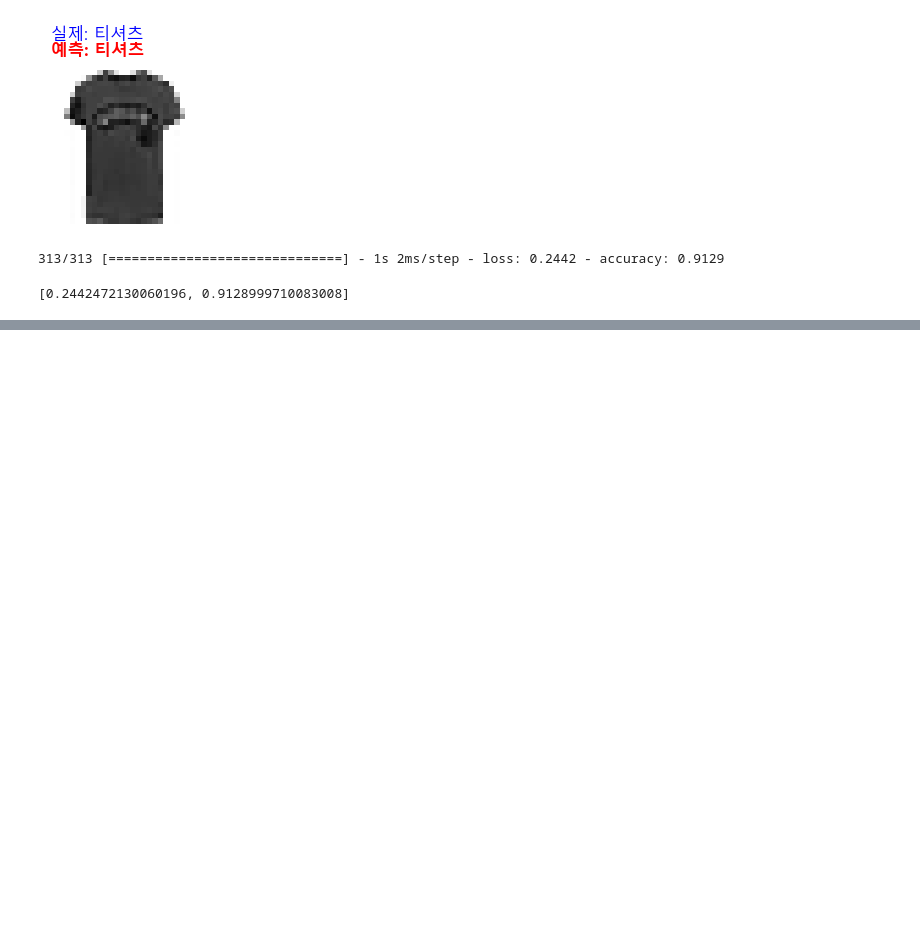
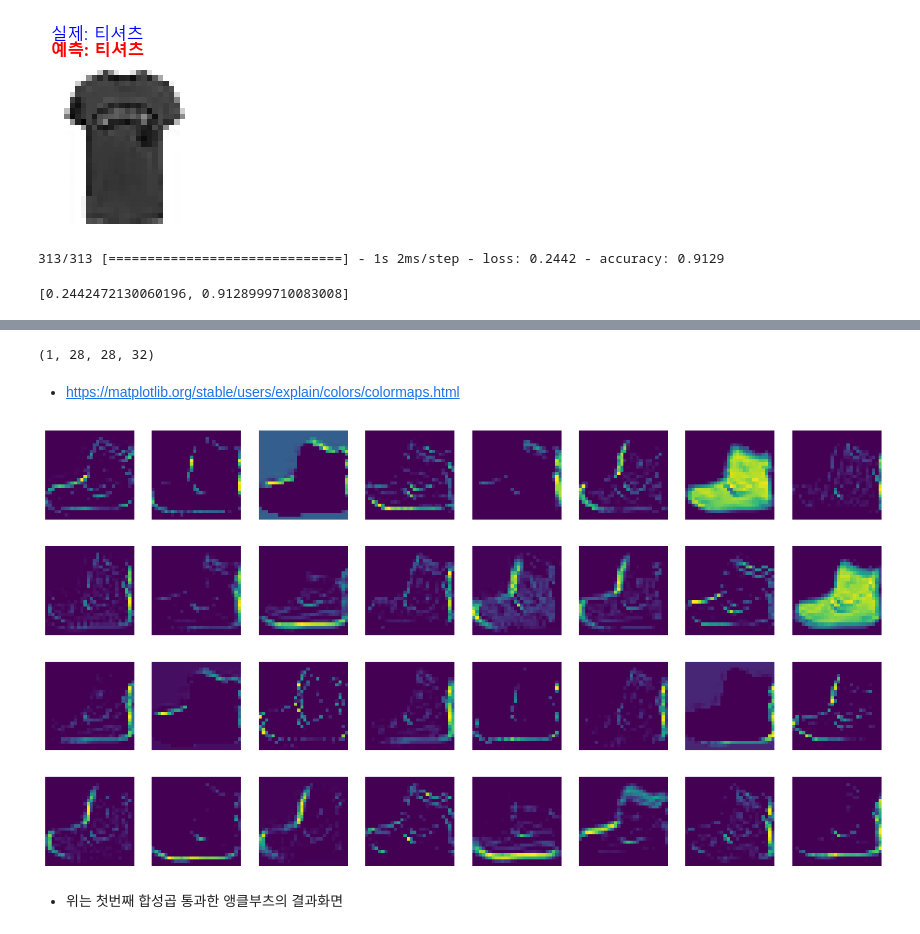
Before and after one commit to chs491/iot-dataanalysis-2025, a Jupyter notebook: day05/mldl01_케라스_합성곱신경망.ipynb, the cells around one changed output, grey strips where cells are left out. Saved outputs shown, nothing was run; the diff lists cells and outputs as text; code cells hidden in the pictures; blank space fills up the shorter version.

```diff
--- a/day05/mldl01_케라스_합성곱신경망.ipynb
+++ b/day05/mldl01_케라스_합성곱신경망.ipynb
@@ -289,0 +292,2 @@ model.evaluate(test_scaled, test_target)
+# %%
+model2 = keras.models.load_model('./best-cnn.models.h5')
@@ -289,0 +331,3 @@ model.evaluate(test_scaled, test_target)
+# %%
+# 전체 모델에서 첫번째 합성곱레이어만 떼서 모델로 생성
+model2_first_layer = keras.Model(model2.input, model2.layers[0].output)
@@ -289,0 +351,4 @@ model.evaluate(test_scaled, test_target)
+# %%
+# 훈련세트 1번째 앵클부츠로 특성맵 생성
+inputs = train_input[0:1].reshape(-1,28,28,1) / 255.0
+feature_maps = model2_first_layer.predict(inputs)
@@ -290,3 +357,21 @@ model.evaluate(test_scaled, test_target)
+# %%
+feature_maps.shape
+# %% [output]
+(1, 28, 28, 32)
+# %% [markdown]
+- https://matplotlib.org/stable/users/explain/colors/colormaps.html
+# %%
+fig, axs = plt.subplots(4,8,figsize = (15,8))
+for i in range(4):
+    for j in range(8):
+        axs[i ,j].imshow(feature_maps[0,:,:, i*8 + j], cmap = 'viridis')
+        axs[i,j].axis('off')
+
+plt.show()
+# %% [output]
+[figure, added]
+# %% [markdown]
+- 위는 첫번째 합성곱 통과한 앵클부츠의 결과화면
 # %% [markdown]
 #### 결론
 - 일반신경망이나 심층신경망으로 훈련했을 때 보다 정확도가 높아짐
```
Also changed, not shown: parts of 9 cells of this notebook, 4 other files.
